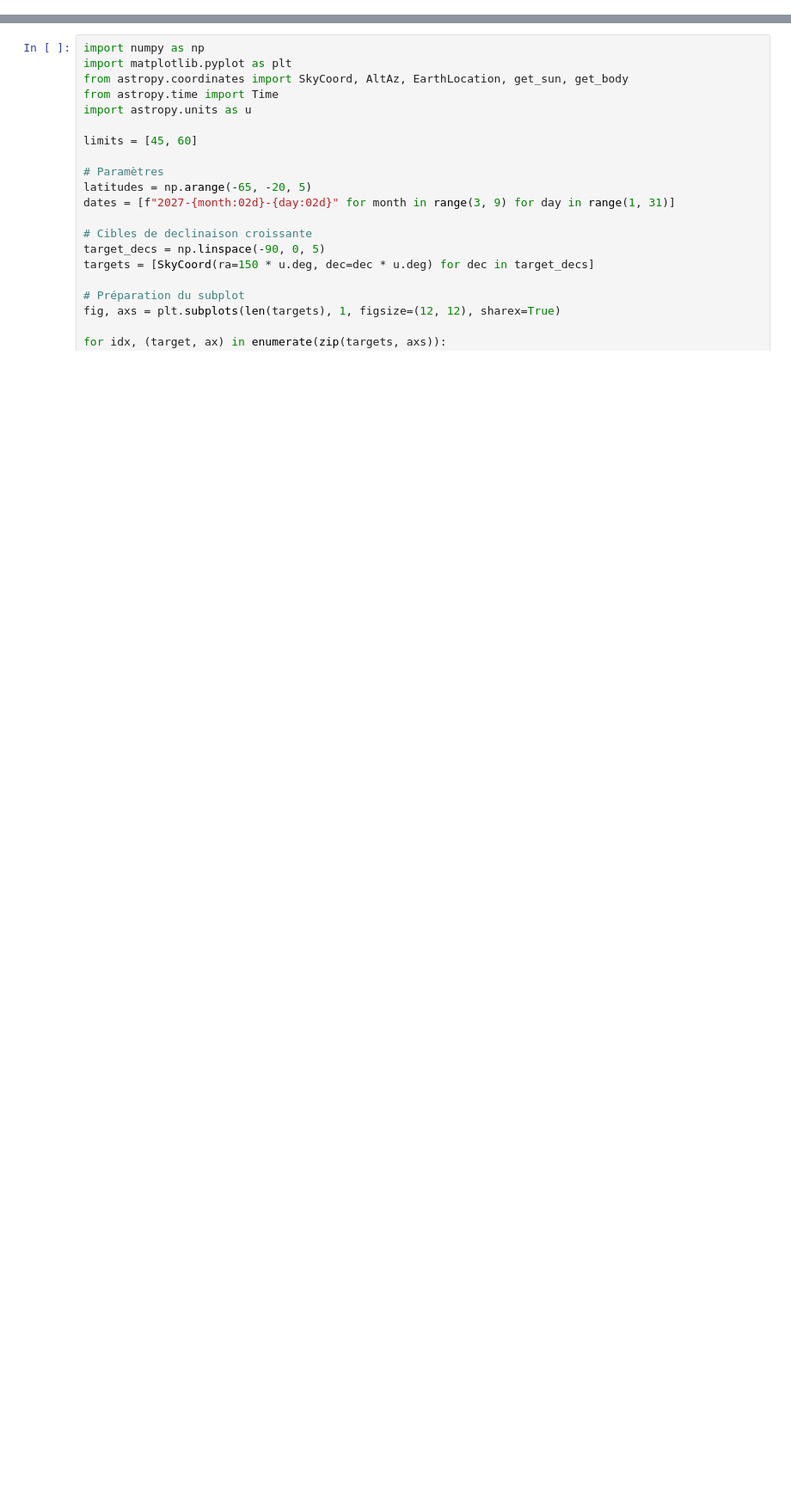
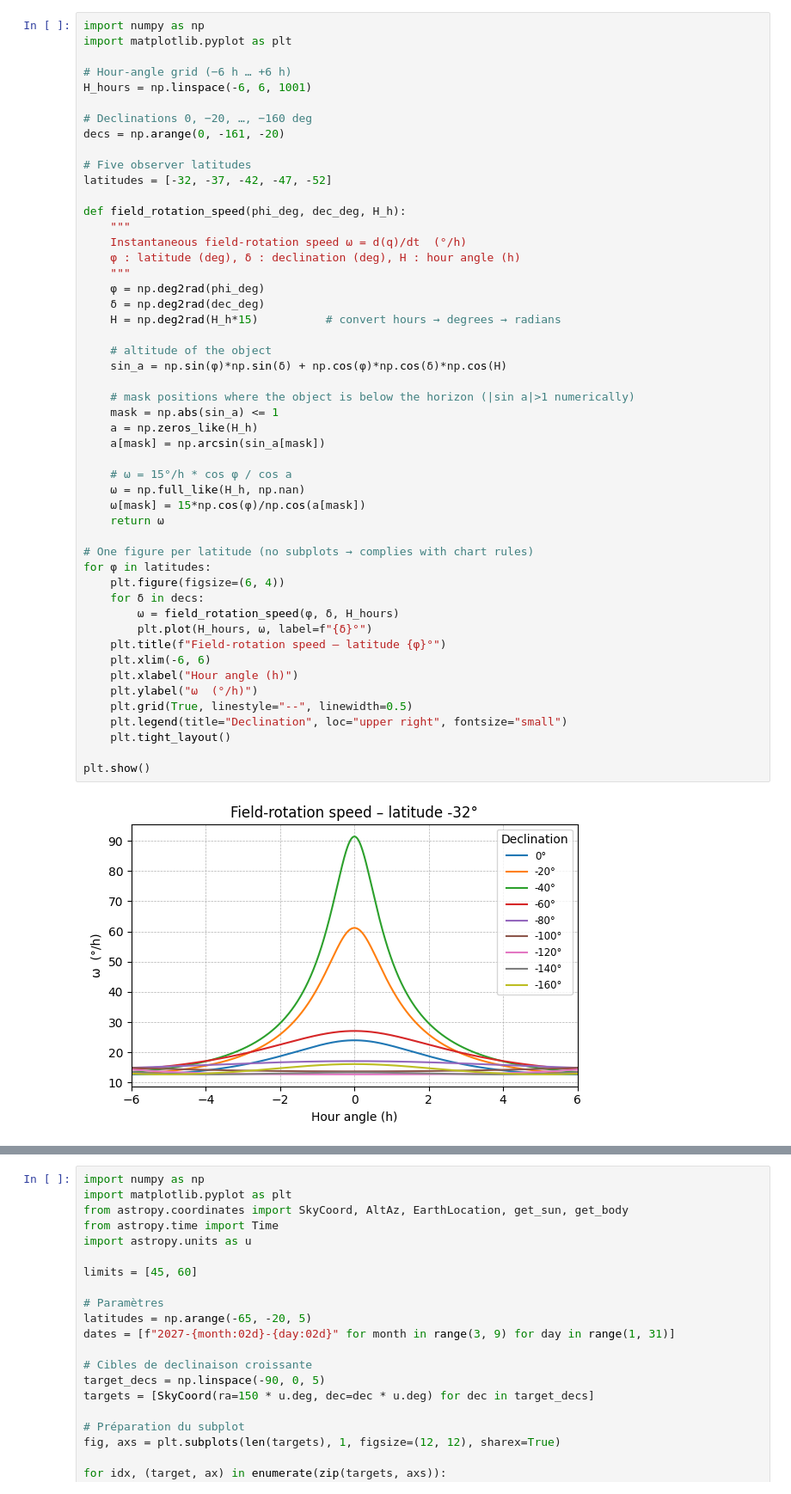
Before and after one commit to vpicouet/SCWI, a Jupyter notebook: SciencePlanning/Notebooks/plot_obs-planning.ipynb, the cells around one changed output, grey strips where cells are left out. Shown: that part at 86% size. Cells and saved outputs as stored; diff of their text form; blank space fills up the shorter version.

Commit message:
Added rotation

```diff
--- a/SciencePlanning/Notebooks/plot_obs-planning.ipynb
+++ b/SciencePlanning/Notebooks/plot_obs-planning.ipynb
@@ -390,0 +489,52 @@ Calcul pour la latitude -25°
+# %%
+import numpy as np
+import matplotlib.pyplot as plt
+
+# Hour‑angle grid (−6 h … +6 h)
+H_hours = np.linspace(-6, 6, 1001)
+
+# Declinations 0, −20, …, −160 deg
+decs = np.arange(0, -161, -20)
+
+# Five observer latitudes
+latitudes = [-32, -37, -42, -47, -52]
+
+def field_rotation_speed(phi_deg, dec_deg, H_h):
+    """
+    Instantaneous field‑rotation speed ω = d(q)/dt  (°/h)
+    φ : latitude (deg), δ : declination (deg), H : hour angle (h)
+    """
+    φ = np.deg2rad(phi_deg)
+    δ = np.deg2rad(dec_deg)
+    H = np.deg2rad(H_h*15)          # convert hours → degrees → radians
+
+    # altitude of the object
+    sin_a = np.sin(φ)*np.sin(δ) + np.cos(φ)*np.cos(δ)*np.cos(H)
+
+    # mask positions where the object is below the horizon (|sin a|>1 numerically)
+    mask = np.abs(sin_a) <= 1
+    a = np.zeros_like(H_h)
+    a[mask] = np.arcsin(sin_a[mask])
+
+    # ω = 15°/h * cos φ / cos a
+    ω = np.full_like(H_h, np.nan)
+    ω[mask] = 15*np.cos(φ)/np.cos(a[mask])
+    return ω
+
+# One figure per latitude (no subplots → complies with chart rules)
+for φ in latitudes:
+    plt.figure(figsize=(6, 4))
+    for δ in decs:
+        ω = field_rotation_speed(φ, δ, H_hours)
+        plt.plot(H_hours, ω, label=f"{δ}°")
+    plt.title(f"Field‑rotation speed – latitude {φ}°")
+    plt.xlim(-6, 6)
+    plt.xlabel("Hour angle (h)")
+    plt.ylabel("ω  (°/h)")
+    plt.grid(True, linestyle="--", linewidth=0.5)
+    plt.legend(title="Declination", loc="upper right", fontsize="small")
+    plt.tight_layout()
+
+plt.show()
+# %% [output]
+[figure, added]
```
Also changed, not shown: parts of 4 cells of this notebook, 5 other files.
